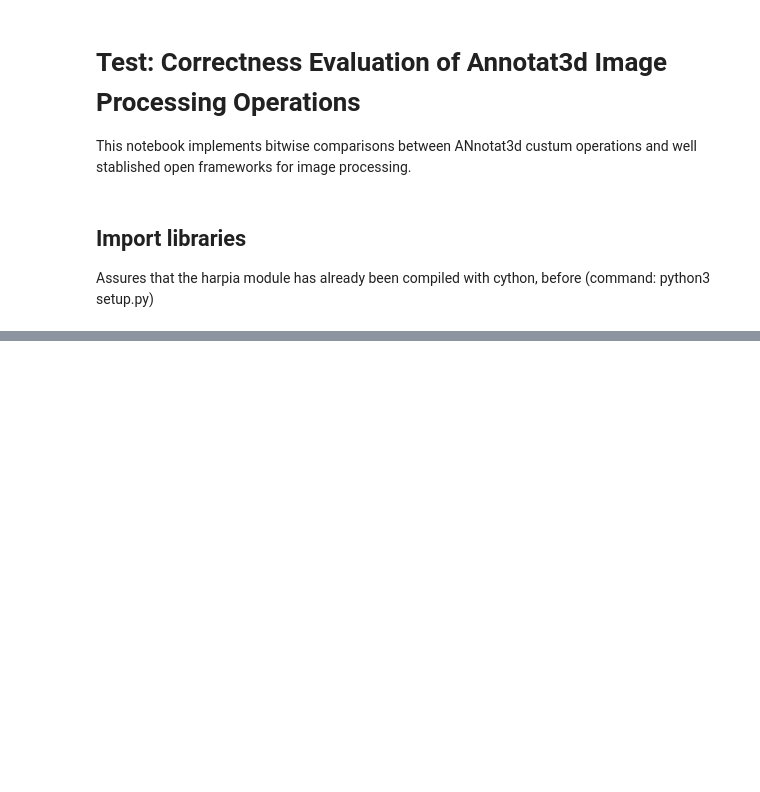
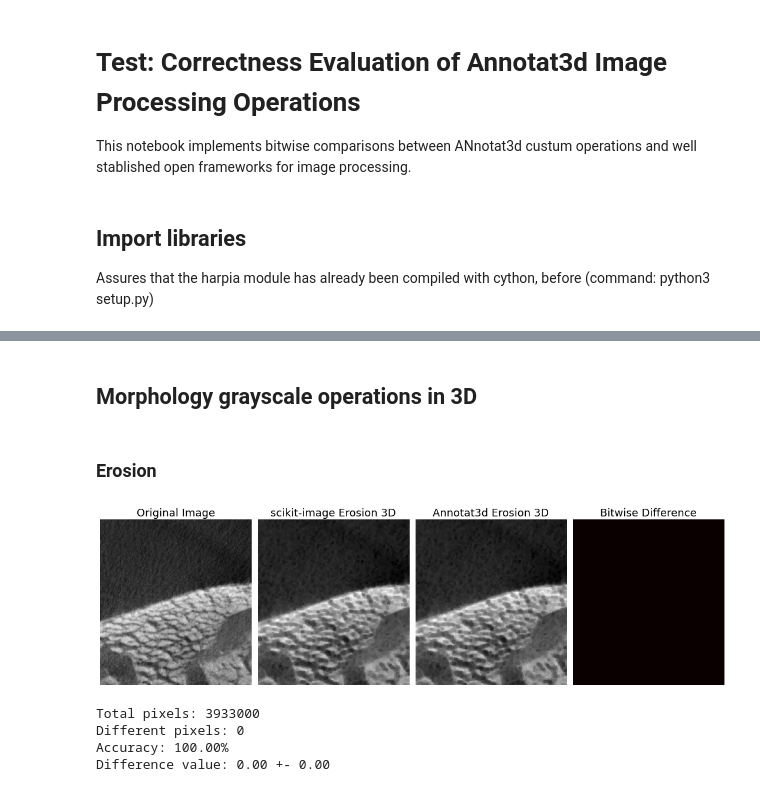
Before and after one commit to cnpem/harpia, a Jupyter notebook: tests_python/morphology/test_correctness_report.ipynb, the cells around one changed output, grey strips where cells are left out. Drawn from its saved outputs; the diff is of its cells as text; code cells hidden in the pictures; blank space fills up the shorter version.

```diff
--- a/tests_python/morphology/test_correctness_report.ipynb
+++ b/tests_python/morphology/test_correctness_report.ipynb
@@ -333,5 +21,0 @@ input (ysize,xsize,zsize):  (183, 275, 1)
-# %%
-# original img
-img = np.fromfile("../../example_images/grayscale/crua_A_190x207x100_16b.raw", dtype='uint16')
-img = img.reshape((100, 207, 190))
-img = img.astype(np.int32)
@@ -353,0 +30,6 @@ show(img[0,:,:], out[0,:,:])
+# %%
+def custum_kernel3D():
+    kernel_2d = np.array([[1, 1, 1], [1, 1, 1], [1, 1, 1]], dtype=np.int32)
+    # Stack the 2D kernel to form a 3D kernel (3 layers)
+    kernel_3d = np.stack([kernel_2d, kernel_2d, kernel_2d])
+    return kernel_3d
@@ -353,0 +41,6 @@ show(img[0,:,:], out[0,:,:])
+# %%
+def load_image(path, xsize, ysize, zsize, dtype, dtype_out):
+    img = np.fromfile(path, dtype=dtype)
+    img = img.reshape((zsize, ysize, xsize))
+    img = img.astype(dtype = dtype_out)
+    return img
@@ -353,0 +170,32 @@ show(img[0,:,:], out[0,:,:])
+# %% [markdown]
+## Morphology grayscale operations in 3D
+# %%
+# original img
+xsize = 190
+ysize = 207
+zsize_original = 100
+zsize = 100
+image = load_image("../../example_images/grayscale/crua_A_190x207x100_16b.raw", xsize, ysize, zsize_original,'uint16', 'float32')
+image = image[:zsize,:,:] #reduce size
+image_slice = image[0,:,:]
+image_slice3D = np.expand_dims(image_slice, axis=-1).reshape((1, ysize, xsize))
+# %% [markdown]
+### Erosion
+# %%
+#Custum operation
+kernel = custum_kernel3D()
+result_custum = harpia_grayscale.erosion_grayscale(image, kernel)
+result_custum = result_custum.squeeze()
+
+#Scikit-learn operation
+selem = morphology.cube(3)
+result_groudtruth = morphology.erosion(image, selem)
+
+compare_results(result_custum, result_groudtruth, image, plot=True, operation = "Erosion 3D", framework="scikit",
+                slice_num=0, figsize = (15,30))
+# %% [output]
+[figure, added]
+Total pixels: 3933000
+Different pixels: 0
+Accuracy: 100.00%
+Difference value: 0.00 +- 0.00
```
Also changed, not shown: parts of 66 cells of this notebook, 3 other files.
